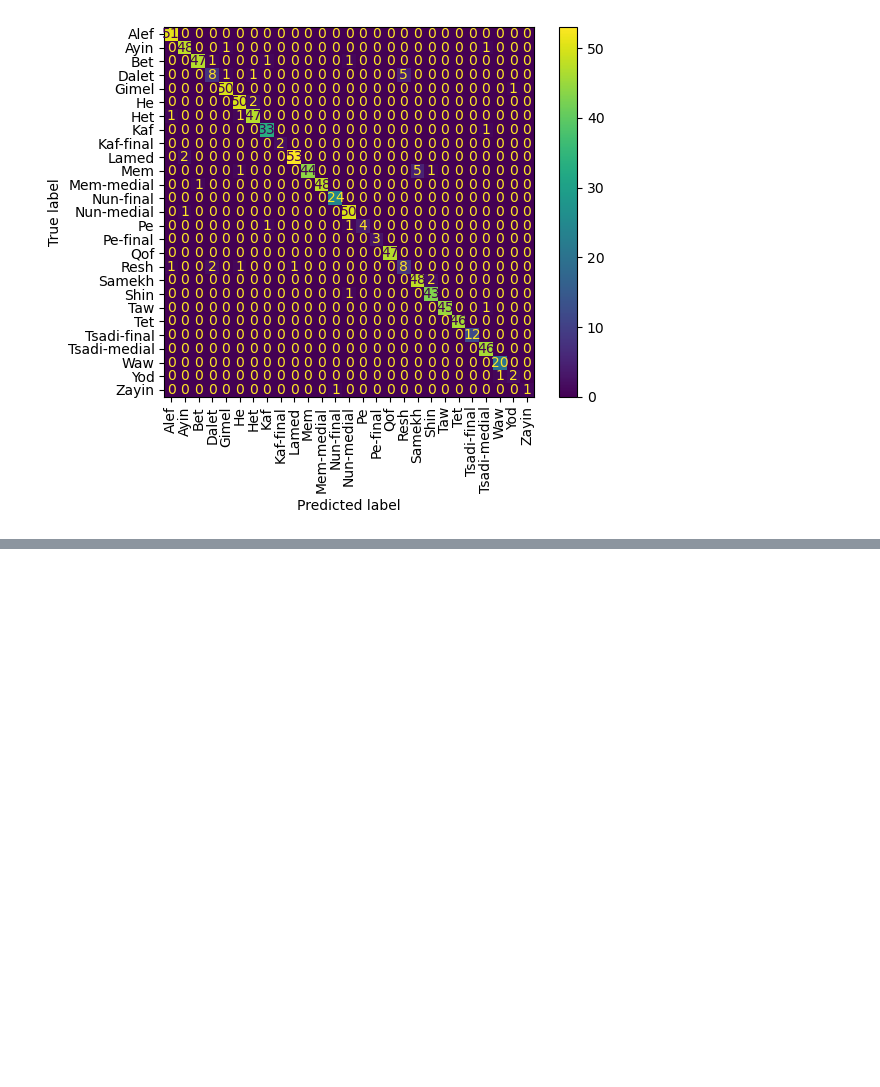
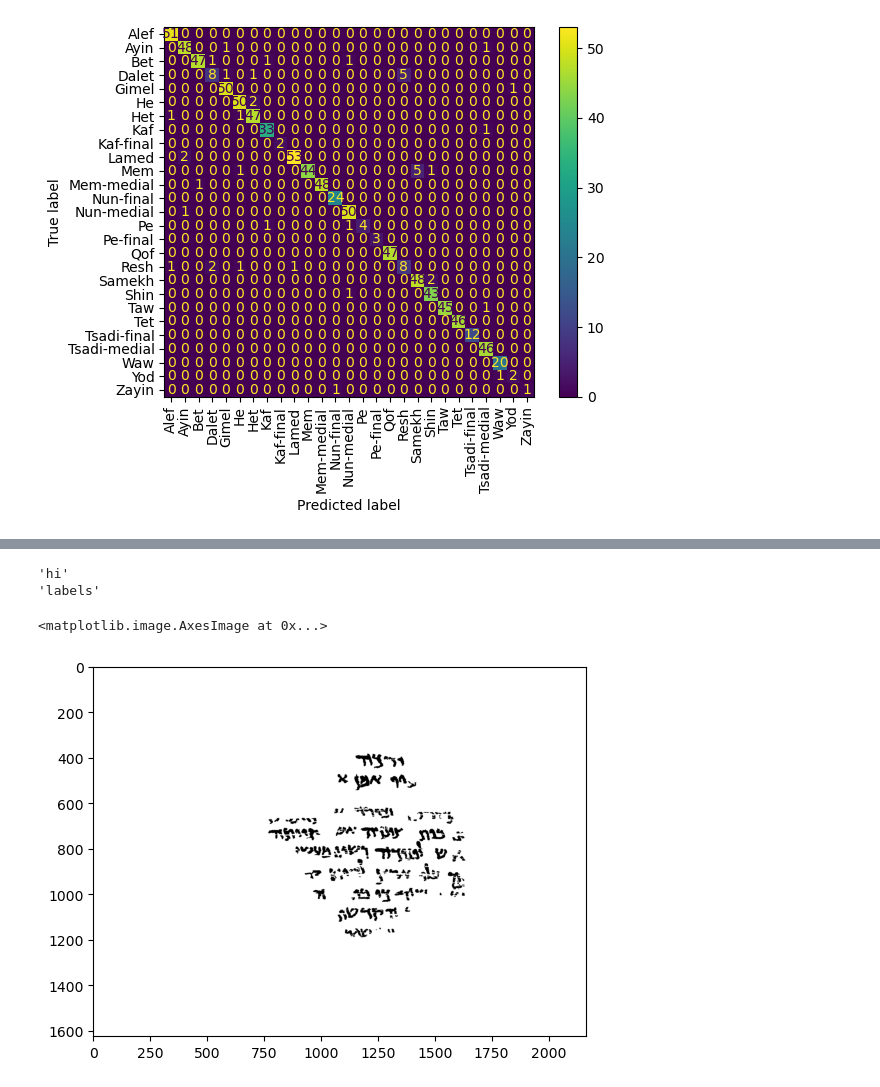
Before and after one commit to daniel-macrae/HandwritingRecognition-2023, a Jupyter notebook: evaluate_classifier.ipynb, the cells around one changed output, grey strips where cells are left out. Drawn from its saved outputs; the diff is of its cells as text; code cells hidden in the pictures; blank space fills up the shorter version.

```diff
--- a/evaluate_classifier.ipynb
+++ b/evaluate_classifier.ipynb
@@ -88,0 +134,22 @@ weighted avg       0.95      0.95      0.95       922
+# %%
+import cv2
+from segment import Segment
+
+
+if __name__ == "__main__":
+
+    path="sample-test-2023/25-Fg001.pbm"
+
+    #a = Segment()
+    segmenter = Segment("sample-test-2023")
+    image = cv2.imread(path)
+    segmenter.segment_page(image=image)
+# %% [output]
+'hi'
+'labels'
+# %%
+image = cv2.imread(path)
+plt.imshow(image)
+# %% [output]
+<matplotlib.image.AxesImage at 0x...>
+[figure, added]
```
Also changed, not shown: parts of 9 cells of this notebook, 2 other files.
